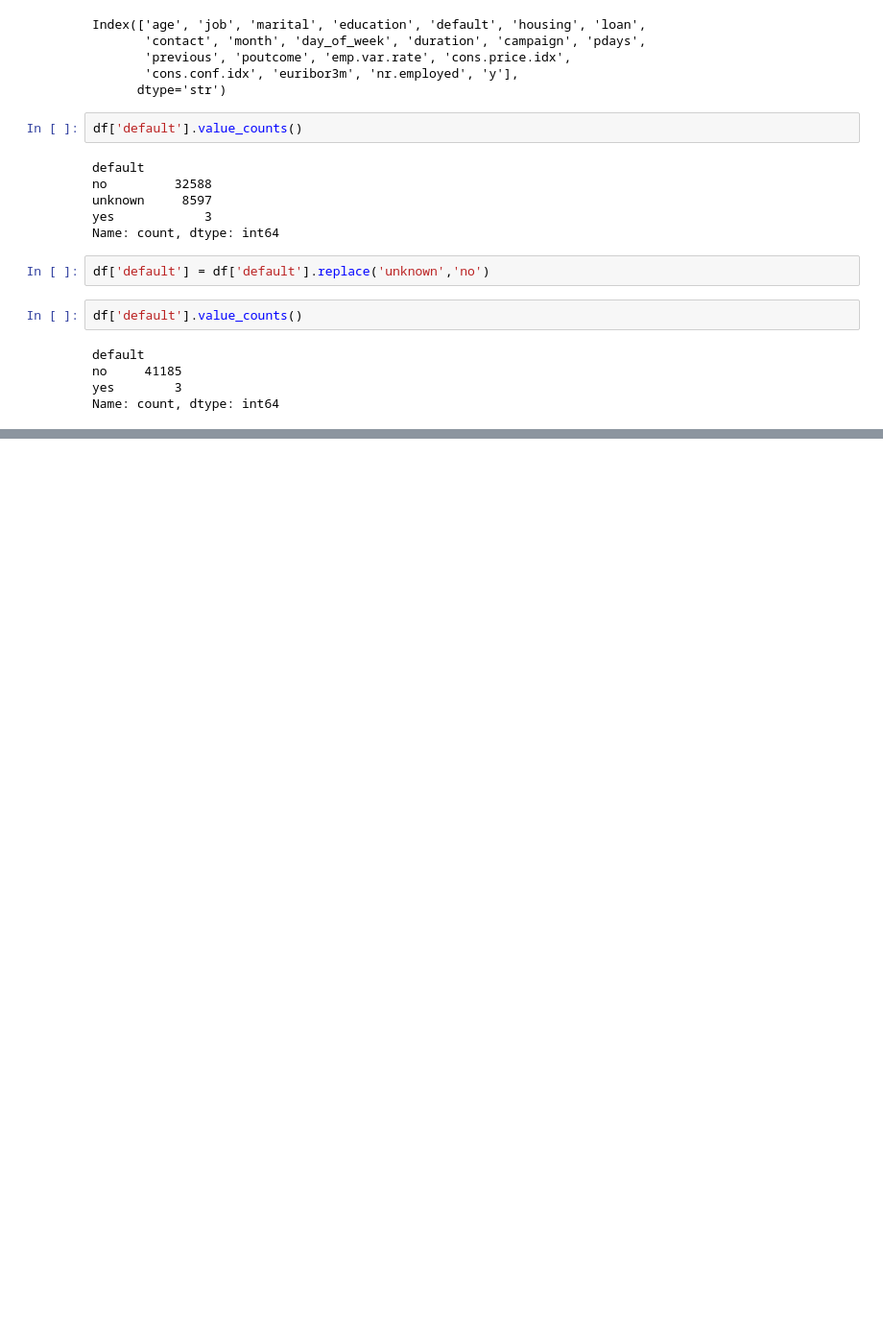
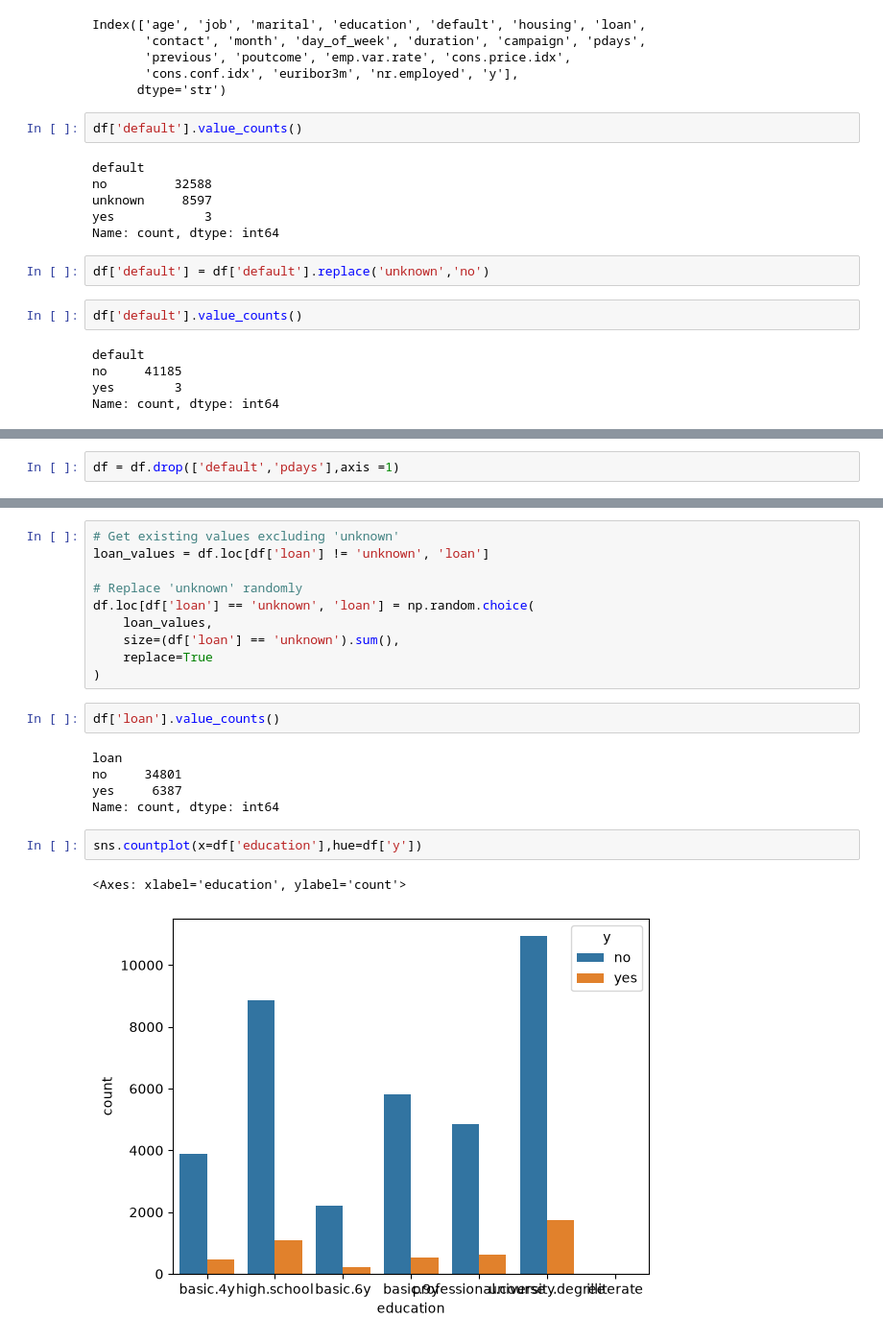
Before and after one commit to subhajit404/ANN, a Jupyter notebook: main.ipynb, the cells around one changed output, grey strips where cells are left out. Shown at 96% size. Saved outputs shown, nothing was run; the diff lists cells and outputs as text; blank space fills up the shorter version.

```diff
--- a/main.ipynb
+++ b/main.ipynb
@@ -140,0 +200,2 @@ Name: count, dtype: int64
+# %%
+df = df.drop(['default','pdays'],axis =1)
@@ -140,0 +218,22 @@ Name: count, dtype: int64
+# %%
+# Get existing values excluding 'unknown'
+loan_values = df.loc[df['loan'] != 'unknown', 'loan']
+
+# Replace 'unknown' randomly
+df.loc[df['loan'] == 'unknown', 'loan'] = np.random.choice(
+    loan_values,
+    size=(df['loan'] == 'unknown').sum(),
+    replace=True
+)
+# %%
+df['loan'].value_counts()
+# %% [output]
+loan
+no     34801
+yes     6387
+Name: count, dtype: int64
+# %%
+sns.countplot(x=df['education'],hue=df['y'])
+# %% [output]
+<Axes: xlabel='education', ylabel='count'>
+[figure, added]
```
Also changed, not shown: parts of 19 cells of this notebook.
